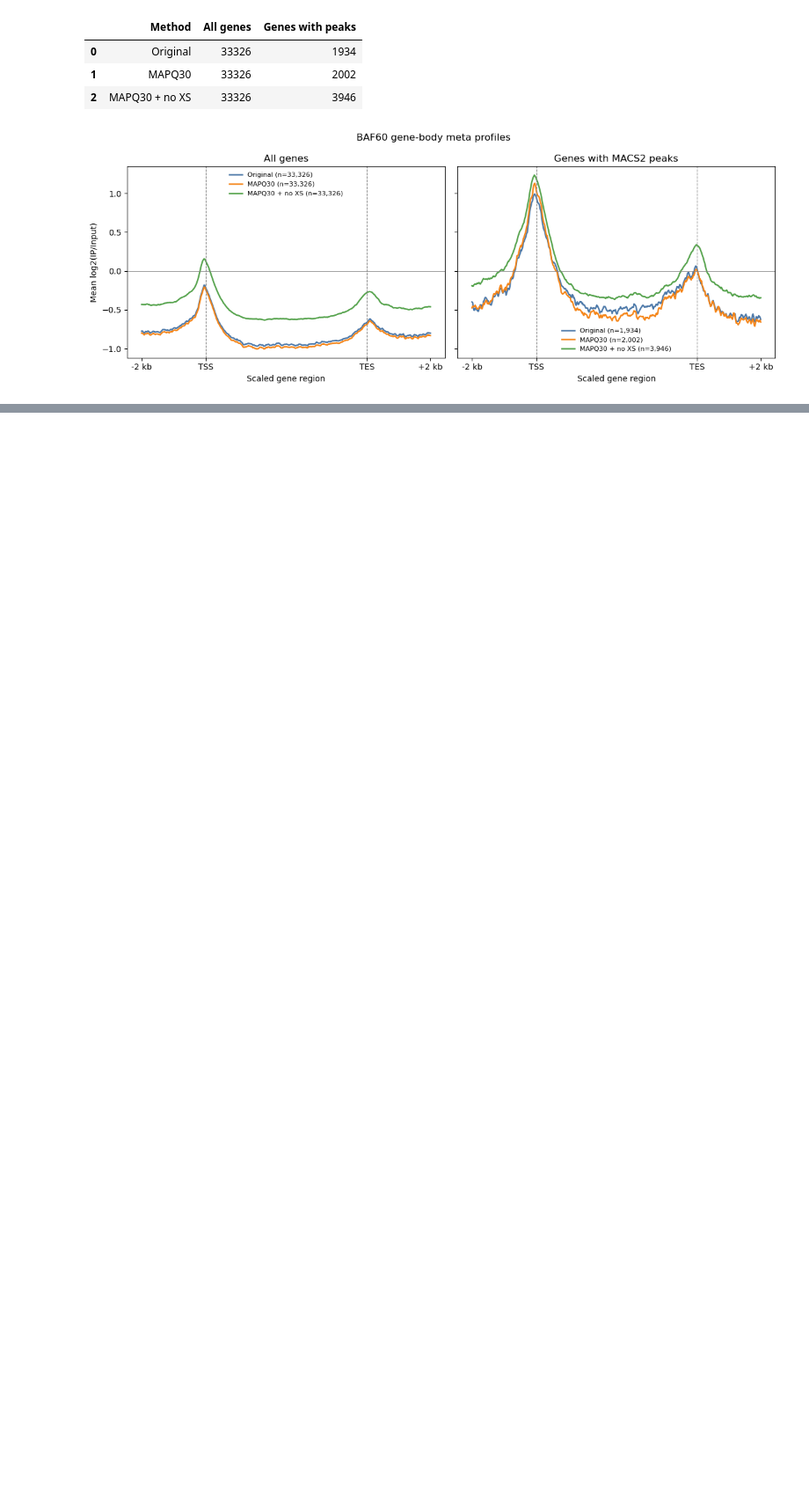
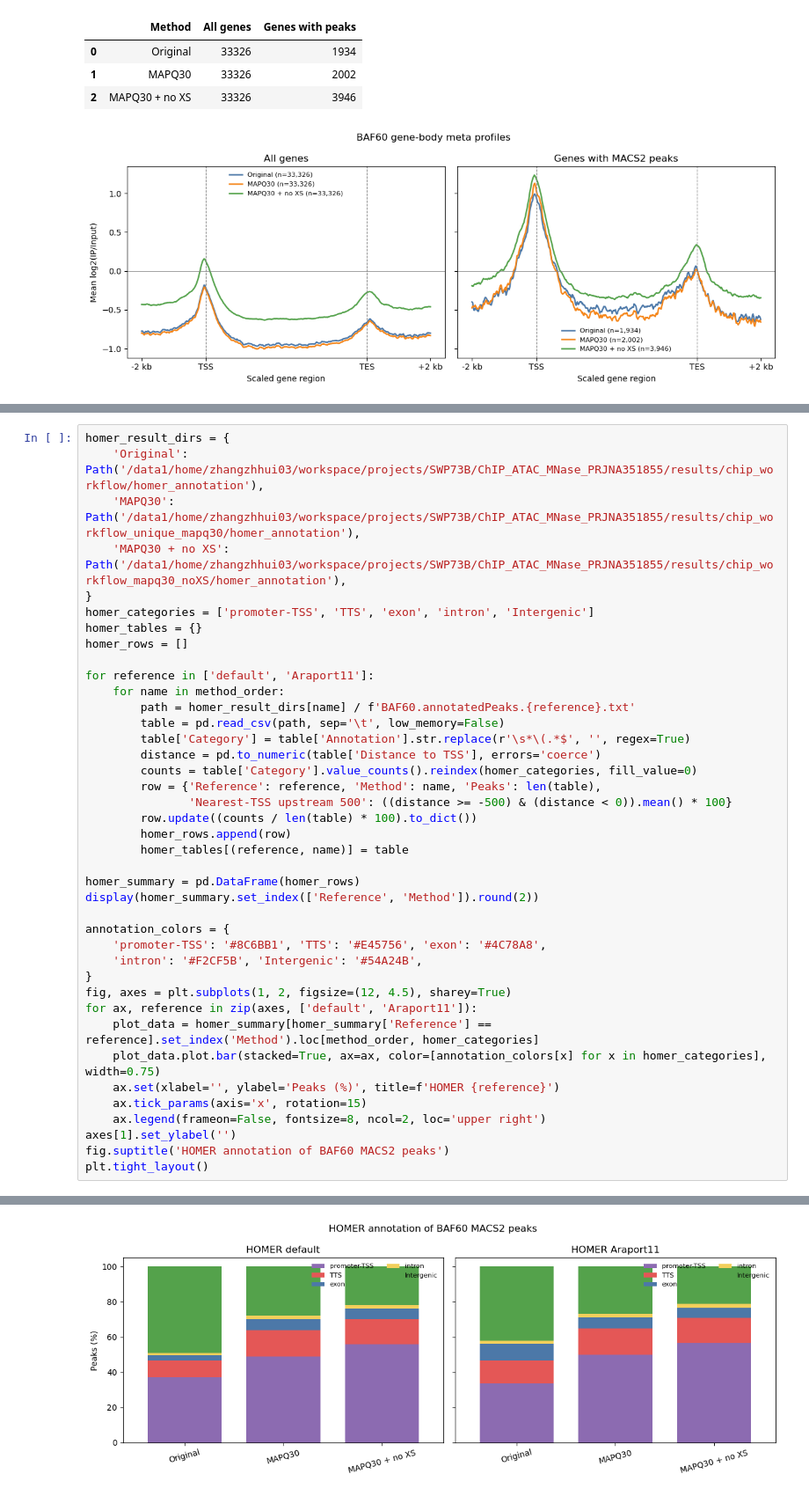
Before and after one commit to pengyfCR7/BAF60_ChIPseq_downstream_analyse_notebooks, a Jupyter notebook: inspect_BAF60_matrix.ipynb, the cells around one changed output, grey strips where cells are left out. Shown at 88% size. Saved outputs shown, nothing was run; the diff lists cells and outputs as text; blank space fills up the shorter version.

Commit message:
Compare HOMER and custom peak annotations

```diff
--- a/inspect_BAF60_matrix.ipynb
+++ b/inspect_BAF60_matrix.ipynb
@@ -807,0 +812,41 @@ plt.tight_layout()
+# %%
+homer_result_dirs = {
+    'Original': Path('/data1/home/zhangzhhui03/workspace/projects/SWP73B/ChIP_ATAC_MNase_PRJNA351855/results/chip_workflow/homer_annotation'),
+    'MAPQ30': Path('/data1/home/zhangzhhui03/workspace/projects/SWP73B/ChIP_ATAC_MNase_PRJNA351855/results/chip_workflow_unique_mapq30/homer_annotation'),
+    'MAPQ30 + no XS': Path('/data1/home/zhangzhhui03/workspace/projects/SWP73B/ChIP_ATAC_MNase_PRJNA351855/results/chip_workflow_mapq30_noXS/homer_annotation'),
+}
+homer_categories = ['promoter-TSS', 'TTS', 'exon', 'intron', 'Intergenic']
+homer_tables = {}
+homer_rows = []
+
+for reference in ['default', 'Araport11']:
+    for name in method_order:
+        path = homer_result_dirs[name] / f'BAF60.annotatedPeaks.{reference}.txt'
+        table = pd.read_csv(path, sep='\t', low_memory=False)
+        table['Category'] = table['Annotation'].str.replace(r'\s*\(.*$', '', regex=True)
+        distance = pd.to_numeric(table['Distance to TSS'], errors='coerce')
+        counts = table['Category'].value_counts().reindex(homer_categories, fill_value=0)
+        row = {'Reference': reference, 'Method': name, 'Peaks': len(table),
+               'Nearest-TSS upstream 500': ((distance >= -500) & (distance < 0)).mean() * 100}
+        row.update((counts / len(table) * 100).to_dict())
+        homer_rows.append(row)
+        homer_tables[(reference, name)] = table
+
+homer_summary = pd.DataFrame(homer_rows)
+display(homer_summary.set_index(['Reference', 'Method']).round(2))
+
+annotation_colors = {
+    'promoter-TSS': '#8C6BB1', 'TTS': '#E45756', 'exon': '#4C78A8',
+    'intron': '#F2CF5B', 'Intergenic': '#54A24B',
+}
+fig, axes = plt.subplots(1, 2, figsize=(12, 4.5), sharey=True)
+for ax, reference in zip(axes, ['default', 'Araport11']):
+    plot_data = homer_summary[homer_summary['Reference'] == reference].set_index('Method').loc[method_order, homer_categories]
+    plot_data.plot.bar(stacked=True, ax=ax, color=[annotation_colors[x] for x in homer_categories], width=0.75)
+    ax.set(xlabel='', ylabel='Peaks (%)', title=f'HOMER {reference}')
+    ax.tick_params(axis='x', rotation=15)
+    ax.legend(frameon=False, fontsize=8, ncol=2, loc='upper right')
+axes[1].set_ylabel('')
+fig.suptitle('HOMER annotation of BAF60 MACS2 peaks')
+plt.tight_layout()
+# %% [output]
@@ -807,0 +861 @@ plt.tight_layout()
+[figure, added]
```
Also changed, not shown: parts of 4 cells of this notebook.
